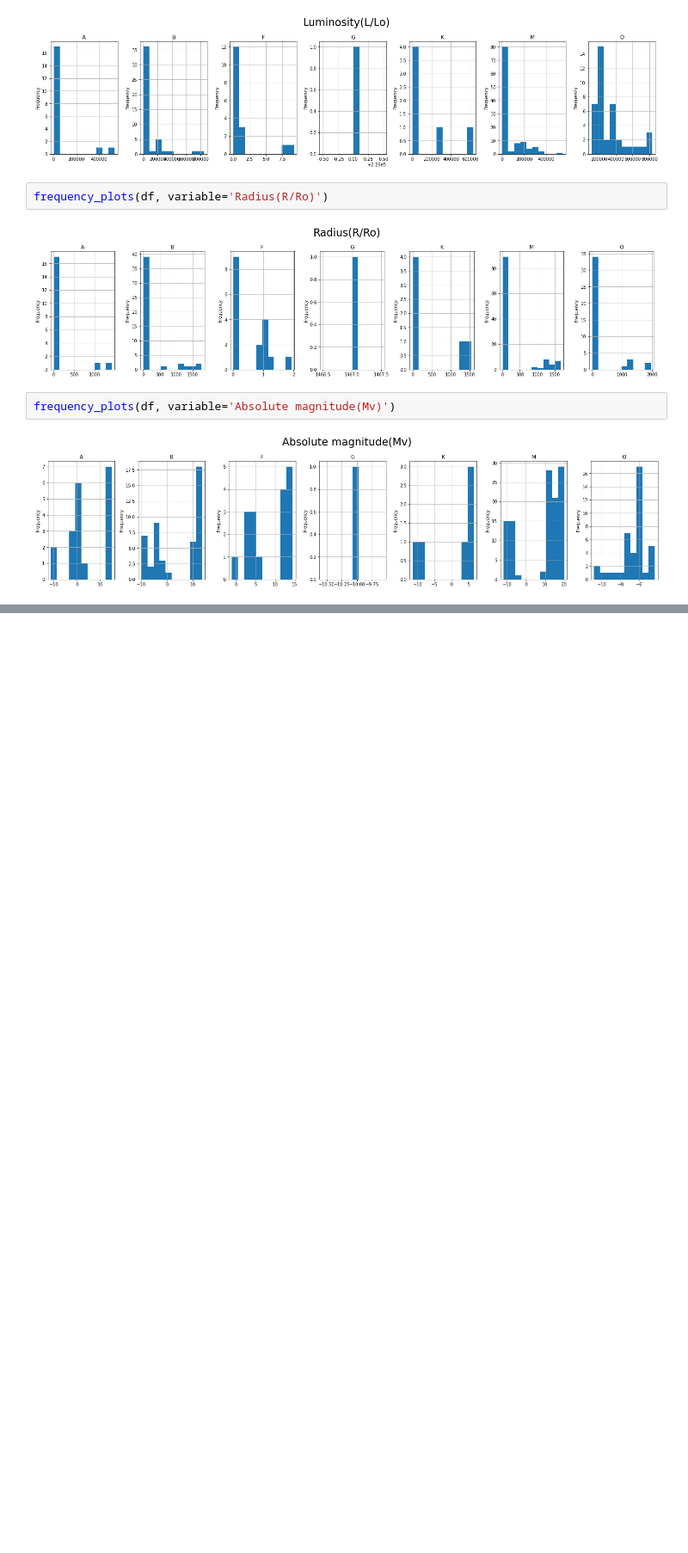
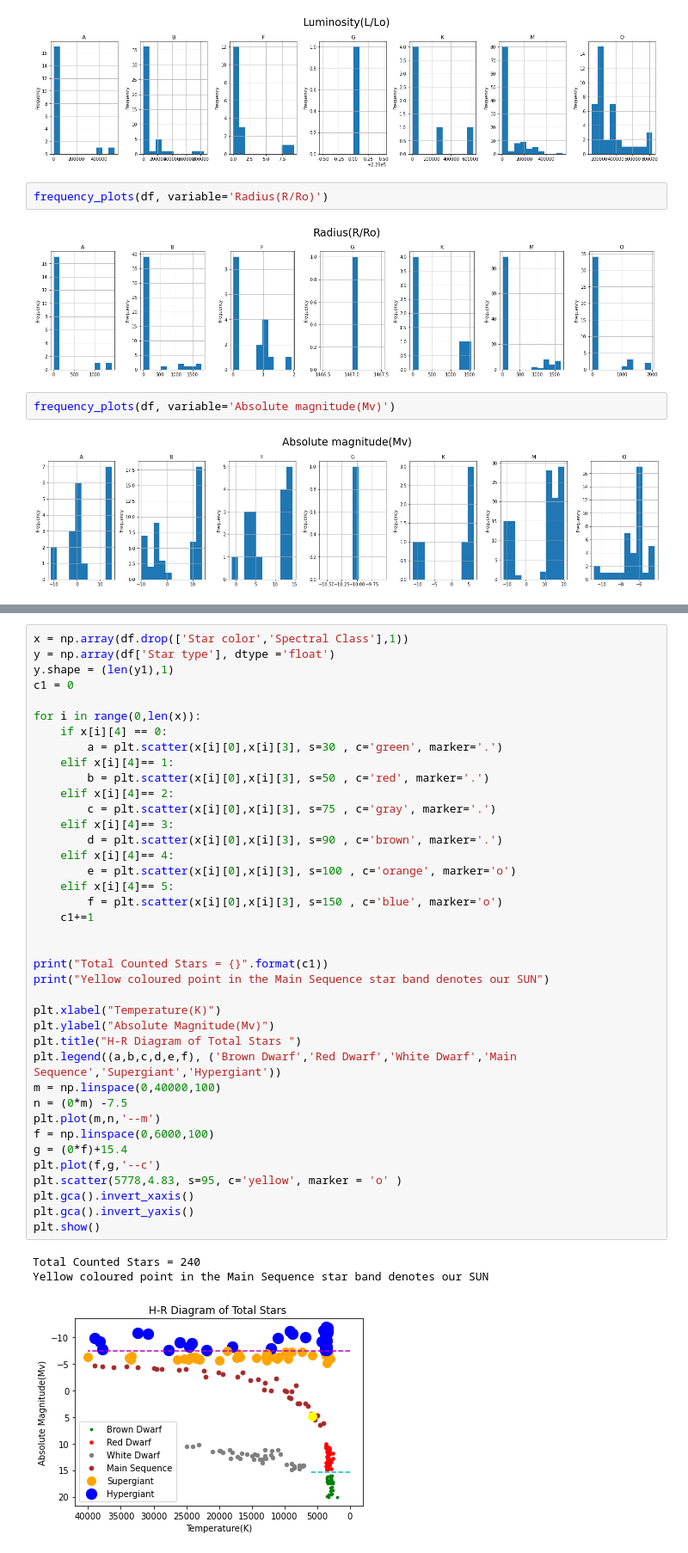
Before and after one commit to annalieNK/star-types, a Jupyter notebook: src/Exploratory Analysis.ipynb, the cells around one changed output, grey strips where cells are left out. Shown at 86% size. Saved outputs shown, nothing was run; the diff lists cells and outputs as text; blank space fills up the shorter version.

```diff
--- a/src/Exploratory Analysis.ipynb
+++ b/src/Exploratory Analysis.ipynb
@@ -57,0 +120,43 @@ frequency_plots(df, variable='Absolute magnitude(Mv)')
+# %%
+x = np.array(df.drop(['Star color','Spectral Class'],1))
+y = np.array(df['Star type'], dtype ='float')
+y.shape = (len(y1),1)
+c1 = 0
+
+for i in range(0,len(x)):
+    if x[i][4] == 0:
+        a = plt.scatter(x[i][0],x[i][3], s=30 , c='green', marker='.')
+    elif x[i][4]== 1:
+        b = plt.scatter(x[i][0],x[i][3], s=50 , c='red', marker='.')
+    elif x[i][4]== 2:
+        c = plt.scatter(x[i][0],x[i][3], s=75 , c='gray', marker='.')
+    elif x[i][4]== 3:
+        d = plt.scatter(x[i][0],x[i][3], s=90 , c='brown', marker='.')
+    elif x[i][4]== 4:
+        e = plt.scatter(x[i][0],x[i][3], s=100 , c='orange', marker='o')
+    elif x[i][4]== 5:
+        f = plt.scatter(x[i][0],x[i][3], s=150 , c='blue', marker='o')
+    c1+=1
+
+
+print("Total Counted Stars = {}".format(c1))
+print("Yellow coloured point in the Main Sequence star band denotes our SUN")
+
+plt.xlabel("Temperature(K)")
+plt.ylabel("Absolute Magnitude(Mv)")
+plt.title("H-R Diagram of Total Stars ")
+plt.legend((a,b,c,d,e,f), ('Brown Dwarf','Red Dwarf','White Dwarf','Main Sequence','Supergiant','Hypergiant'))
+m = np.linspace(0,40000,100)
+n = (0*m) -7.5
+plt.plot(m,n,'--m')
+f = np.linspace(0,6000,100)
+g = (0*f)+15.4
+plt.plot(f,g,'--c')
+plt.scatter(5778,4.83, s=95, c='yellow', marker = 'o' )
+plt.gca().invert_xaxis()
+plt.gca().invert_yaxis()
+plt.show()
+# %% [output]
+Total Counted Stars = 240
+Yellow coloured point in the Main Sequence star band denotes our SUN
+[figure, added]
```
Also changed, not shown: parts of 10 cells of this notebook, 16 other files.
